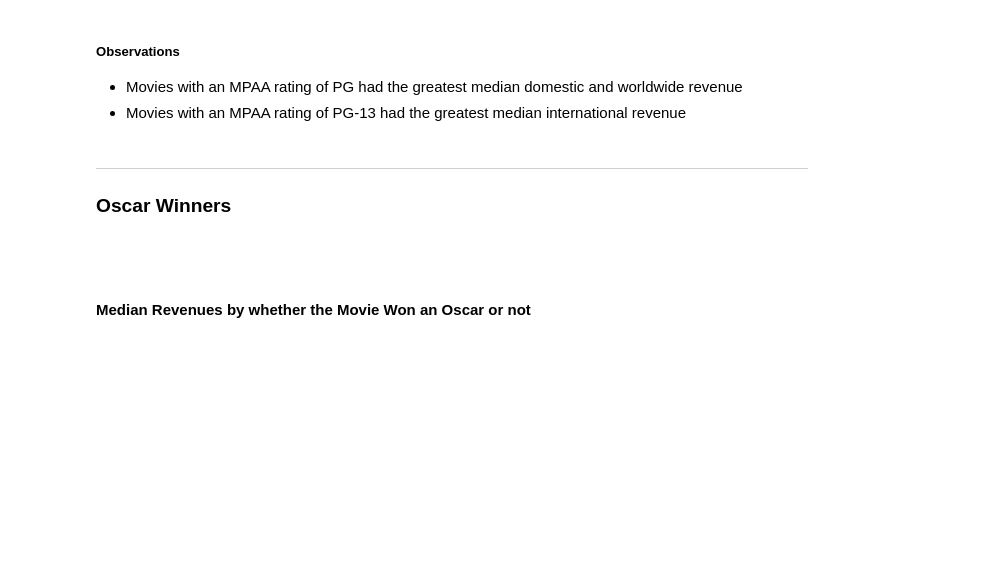
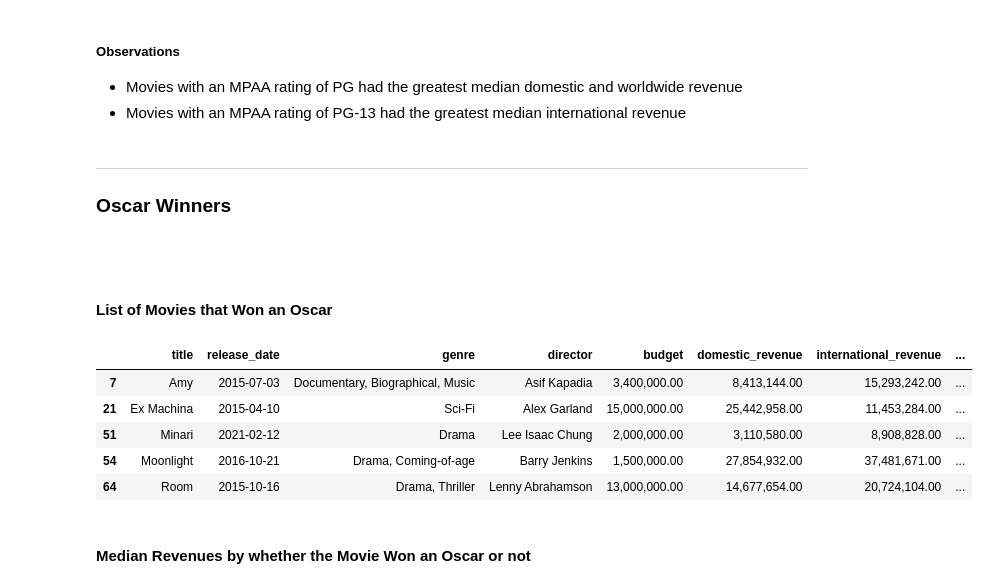
Before and after one commit to AlexPMorton/A24-Movies-EDA, a Jupyter notebook: A24_EDA.ipynb, the cells around one changed output. Saved outputs shown, nothing was run; the diff lists cells and outputs as text; code cells hidden in the pictures; blank space fills up the shorter version.

```diff
--- a/A24_EDA.ipynb
+++ b/A24_EDA.ipynb
@@ -852,6 +850,17 @@ ___
 ### Oscar Winners
 
 &nbsp;
+# %% [markdown]
+#### List of Movies that Won an Oscar
+# %%
+A24[A24['oscar_win'] == 'YES']
+# %% [output]
+|  | title | release_date | genre | director | budget | domestic_revenue | international_revenue | ... |
+| 7 | Amy | 2015-07-03 | Documentary, Biographical, Music | Asif Kapadia | 3,400,000.00 | 8,413,144.00 | 15,293,242.00 | ... |
+| 21 | Ex Machina | 2015-04-10 | Sci-Fi | Alex Garland | 15,000,000.00 | 25,442,958.00 | 11,453,284.00 | ... |
+| 51 | Minari | 2021-02-12 | Drama | Lee Isaac Chung | 2,000,000.00 | 3,110,580.00 | 8,908,828.00 | ... |
+| 54 | Moonlight | 2016-10-21 | Drama, Coming-of-age | Barry Jenkins | 1,500,000.00 | 27,854,932.00 | 37,481,671.00 | ... |
+| 64 | Room | 2015-10-16 | Drama, Thriller | Lenny Abrahamson | 13,000,000.00 | 14,677,654.00 | 20,724,104.00 | ... |
 # %% [markdown]
 #### Median Revenues by whether the Movie Won an Oscar or not
 # %%
```
Also changed, not shown: parts of 31 cells of this notebook.
